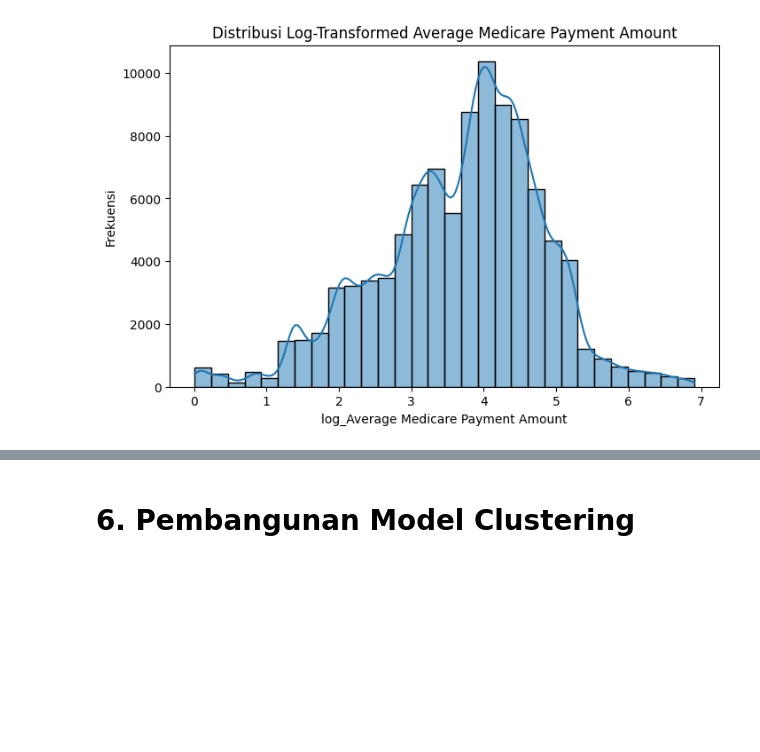
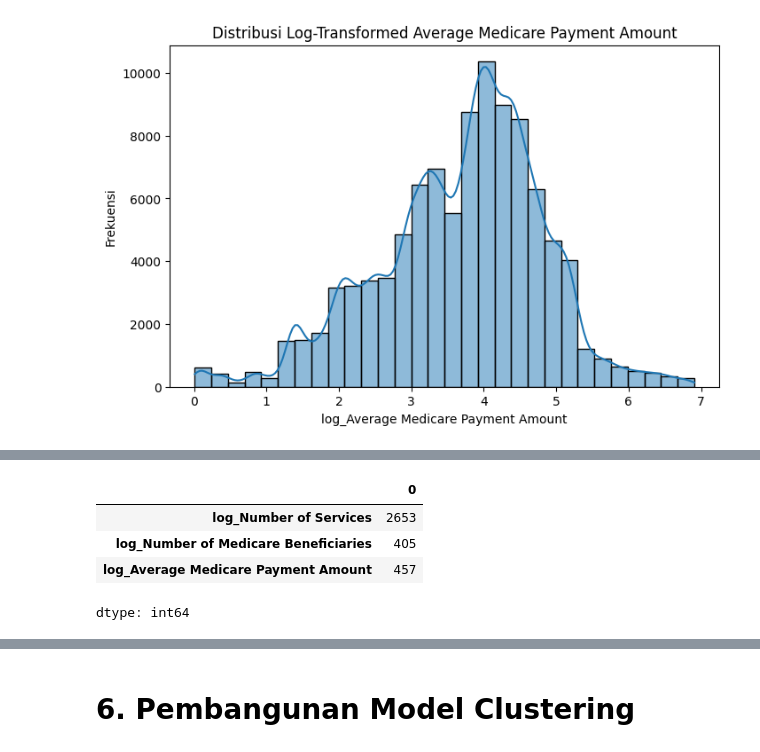
Before and after one commit to ngaeninurul/healthcare_providers_clustering, a Jupyter notebook: [Clustering]_Submission_Akhir_BMLP_Nurul_Ngaeni.ipynb, the cells around one changed output, grey strips where cells are left out. Drawn from its saved outputs; the diff is of its cells as text; code cells hidden in the pictures; blank space fills up the shorter version.

```diff
--- a/[Clustering]_Submission_Akhir_BMLP_Nurul_Ngaeni.ipynb
+++ b/[Clustering]_Submission_Akhir_BMLP_Nurul_Ngaeni.ipynb
@@ -400,0 +412,10 @@ Cukup sesuaikan dengan karakteristik data yang kamu gunakan yah.
+# %%
+# Cek missing value setelah standarisasi
+missing_values = data_df[transformed_columns].isnull().sum()
+missing_values[missing_values > 0]
+# %% [output]
+|  | 0 |
+| log_Number of Services | 2653 |
+| log_Number of Medicare Beneficiaries | 405 |
+| log_Average Medicare Payment Amount | 457 |
+dtype: int64
```
Also changed, not shown: parts of 6 cells of this notebook.
